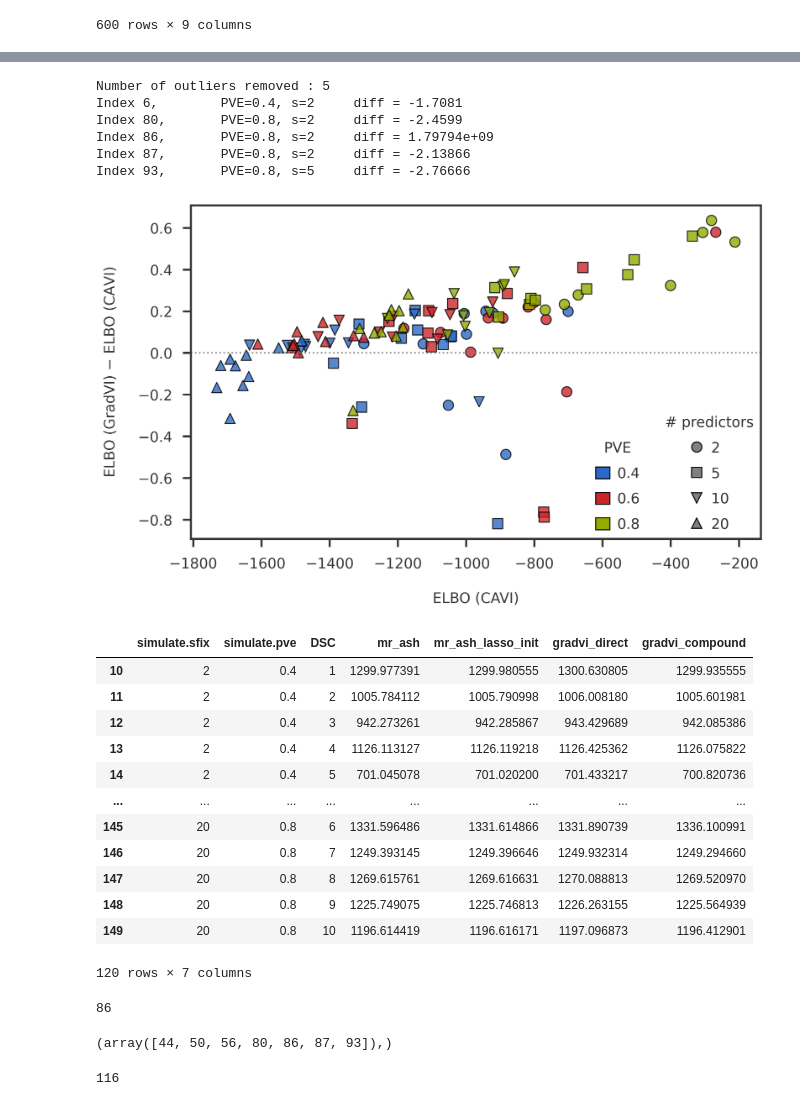
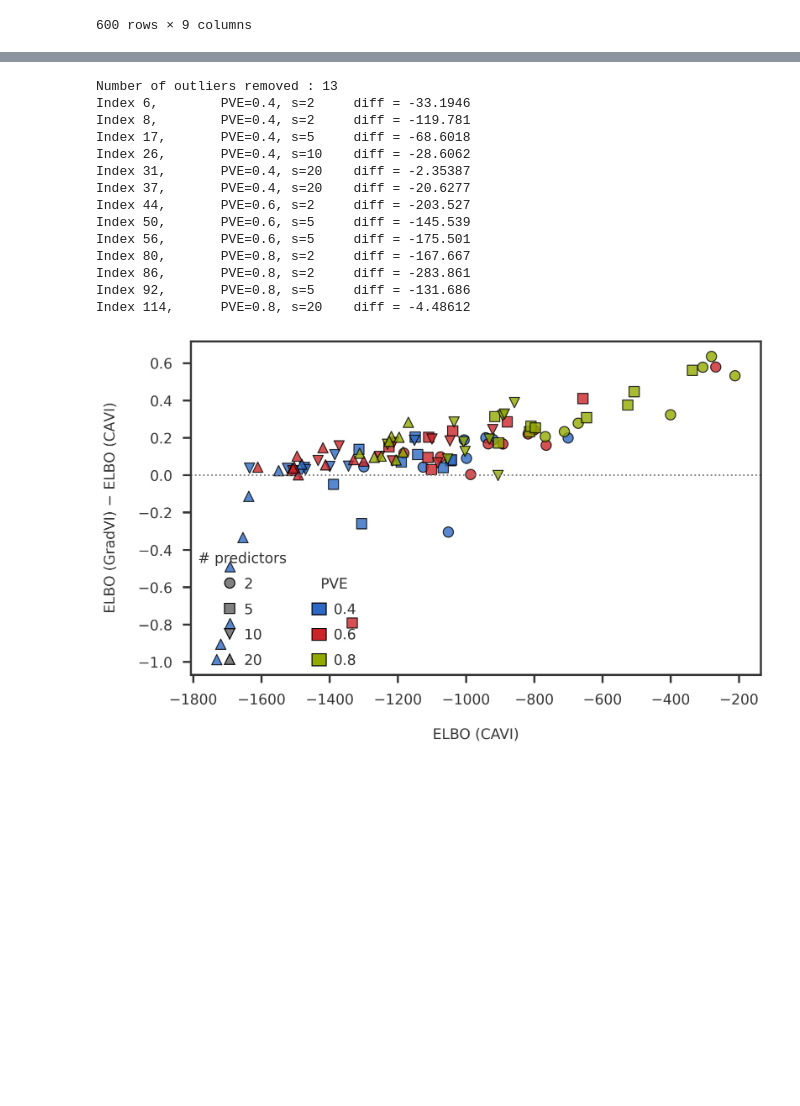
Before and after one commit to banskt/gradvi-experiments, a Jupyter notebook: analysis/elbo_comparison.ipynb, the cells around one changed output, grey strips where cells are left out. Saved outputs shown, nothing was run; the diff lists cells and outputs as text; code cells hidden in the pictures; blank space fills up the shorter version.

```diff
--- a/analysis/elbo_comparison.ipynb
+++ b/analysis/elbo_comparison.ipynb
@@ -114,7 +182,7 @@ def outlier_index_normal(data, factor = 0.9):
     return outlieridx, keepidx
 # %%
 if refresh_pickle:
-    elbodf = get_elbo_from_df(df)
+    elbodf = get_elbodf(df)
     elbodf.to_pickle(elbopkl)
 else:
     elbodf = pd.read_pickle(elbopkl)
@@ -144,7 +394,6 @@ mpl_stylesheet.banskt_presentation(splinecolor = 'black', dpi = 300)
 # %%
 fig = plt.figure(figsize = (10, 6))
 ax1 = fig.add_subplot(111)
-#ax2 = fig.add_subplot(122)
 
 def np_categorize(arr):
     unq = np.unique(arr)
@@ -153,6 +402,11 @@ def np_categorize(arr):
     return np.array([d1[x] for x in arr]), d2
 
 def plot_elbo_scatter(ax, df, reference, target, has_outliers = False, use_gradvi_alternate = False):
+    ## filter convergence
+    df = df[df[f"{reference}_status"] != 2]
+    df = df[df[f"{target}_status"] != 2]
+
+    ## get values
     ref   = - df[reference].to_numpy()
     tgt   = - df[target].to_numpy()
     if use_gradvi_alternate and target.startswith("gradvi"):
@@ -188,59 +442,48 @@ def plot_elbo_scatter(ax, df, reference, target, has_outliers = False, use_gradv
     ax.axhline(y = 0, linestyle = 'dotted', color = 'gray')
 
     # legend for number of causal predictors
     mhandles = list()
     mlabels  = list()
     for sidx, sfix in sfixvals.items():
         marker = mmarkers[sidx]
         handle = mlines.Line2D([], [], color='grey', mec='black', marker=marker, ls='', ms=10)
         mhandles.append(handle)
         mlabels.append(f"{sfix}")
     leg1 = plt.legend(handles = mhandles, labels = mlabels, title = r"# predictors",
-                      loc = 'lower right', bbox_to_anchor = (1.0, 0.0))
+                      loc = 'lower left', bbox_to_anchor = (0.0, 0.0))
     plt.gca().add_artist(leg1)
 
     # legend for PVE
     mhandles = list()
     mlabels  = list()
     for pidx, pve in pvevals.items():
         color = mcolors[pidx]
         handle = mpatches.Patch(facecolor = color, edgecolor = 'black')
         mhandles.append(handle)
         mlabels.append(f"{pve}")
     leg2 = ax.legend(handles = mhandles, labels = mlabels, title = r"PVE",
-                     loc = 'lower right', bbox_to_anchor = (0.8, 0.0))
+                     loc = 'lower left', bbox_to_anchor = (0.2, 0.0))
 
     return
 
-
-
-
 plot_elbo_scatter(ax1, elbodf, "mr_ash_lasso_init", "gradvi_compound",
-                  has_outliers = False, use_gradvi_alternate = True)
+                  has_outliers = False, use_gradvi_alternate = False)
 ax1.set_xlabel("ELBO (CAVI)")
 ax1.set_ylabel(r"ELBO (GradVI) $-$ ELBO (CAVI)")
 plt.show()
 # %% [output]
-Number of outliers removed : 5
-Index 6,        PVE=0.4, s=2     diff = -1.7081
-Index 80,       PVE=0.8, s=2     diff = -2.4599
-Index 86,       PVE=0.8, s=2     diff = 1.79794e+09
-Index 87,       PVE=0.8, s=2     diff = -2.13866
-Index 93,       PVE=0.8, s=5     diff = -2.76666
+Number of outliers removed : 13
+Index 6,        PVE=0.4, s=2     diff = -33.1946
+Index 8,        PVE=0.4, s=2     diff = -119.781
+Index 17,       PVE=0.4, s=5     diff = -68.6018
+Index 26,       PVE=0.4, s=10    diff = -28.6062
+Index 31,       PVE=0.4, s=20    diff = -2.35387
+Index 37,       PVE=0.4, s=20    diff = -20.6277
+Index 44,       PVE=0.6, s=2     diff = -203.527
+Index 50,       PVE=0.6, s=5     diff = -145.539
+Index 56,       PVE=0.6, s=5     diff = -175.501
+Index 80,       PVE=0.8, s=2     diff = -167.667
+Index 86,       PVE=0.8, s=2     diff = -283.861
+Index 92,       PVE=0.8, s=5     diff = -131.686
+Index 114,      PVE=0.8, s=20    diff = -4.48612
-[figure, old version]
+[figure, new version]
-# %%
-elbodf
-# %% [output]
-|  | simulate.sfix | simulate.pve | DSC | mr_ash | mr_ash_lasso_init | gradvi_direct | gradvi_compound |
-| 10 | 2 | 0.4 | 1 | 1299.977391 | 1299.980555 | 1300.630805 | 1299.935555 |
-| 11 | 2 | 0.4 | 2 | 1005.784112 | 1005.790998 | 1006.008180 | 1005.601981 |
-| 12 | 2 | 0.4 | 3 | 942.273261 | 942.285867 | 943.429689 | 942.085386 |
-| 13 | 2 | 0.4 | 4 | 1126.113127 | 1126.119218 | 1126.425362 | 1126.075822 |
-| 14 | 2 | 0.4 | 5 | 701.045078 | 701.020200 | 701.433217 | 700.820736 |
-| ... | ... | ... | ... | ... | ... | ... | ... |
-| 145 | 20 | 0.8 | 6 | 1331.596486 | 1331.614866 | 1331.890739 | 1336.100991 |
-| 146 | 20 | 0.8 | 7 | 1249.393145 | 1249.396646 | 1249.932314 | 1249.294660 |
-| 147 | 20 | 0.8 | 8 | 1269.615761 | 1269.616631 | 1270.088813 | 1269.520970 |
-| 148 | 20 | 0.8 | 9 | 1225.749075 | 1225.746813 | 1226.263155 | 1225.564939 |
-| 149 | 20 | 0.8 | 10 | 1196.614419 | 1196.616171 | 1197.096873 | 1196.412901 |
-120 rows × 7 columns
@@ -251,13 +489,0 @@ diff  = tgt - ref
-# %%
-np.argmax(diff)
-# %% [output]
-86
-# %%
-iremove, ikeep = outlier_index_normal(diff, factor = 1000.0)
-iremove
-# %% [output]
-(array([44, 50, 56, 80, 86, 87, 93]),)
-# %%
-elbodf["gradvi_compound"].idxmin()
-# %% [output]
-116
```
Also changed, not shown: parts of 14 cells of this notebook, 5 other files.
